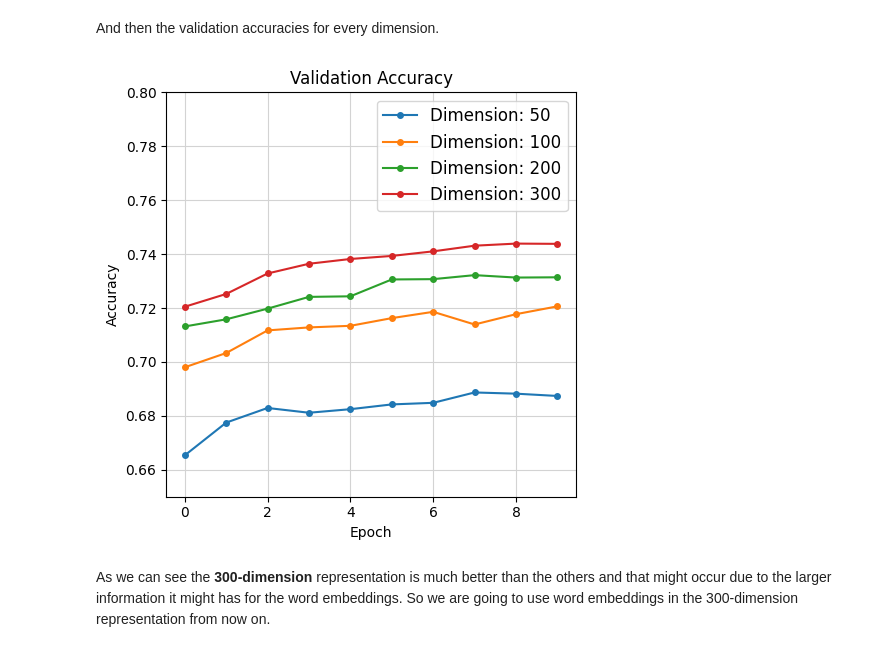
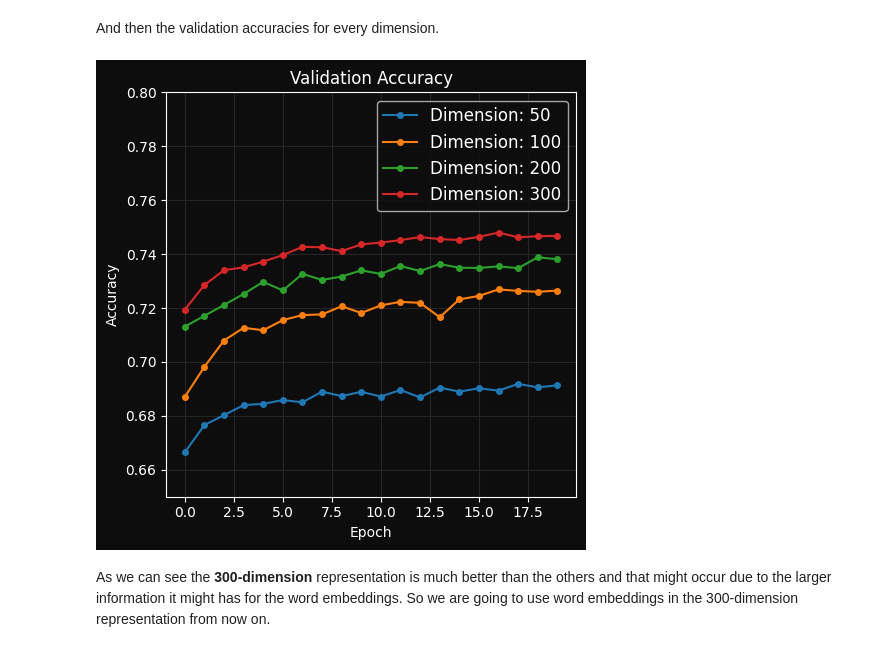
Before and after one commit to AntonisZks/Deep-Learning-for-Natural-Language-Processing, a Jupyter notebook: Notebooks/feed_forward_neural_network.ipynb, the cells around one changed output. Cells and saved outputs as stored; diff of their text form; code cells hidden in the pictures.

```diff
--- a/Notebooks/feed_forward_neural_network.ipynb
+++ b/Notebooks/feed_forward_neural_network.ipynb
@@ -609,8 +696,11 @@ def tweet_to_vector(tokens, embeddings, embeddings_dim, ngram_range=(1, 1)):
     # Return the average vector of all n-grams
     return np.mean(ngram_vectors, axis=0)
 # %%
+import torch
+from torch.utils.data import Dataset
+
 class TextDataset(Dataset):
-    ''' Supporting structure (collection) that keeps tweet samples to be used in training and testing '''
+    ''' Supporting structure (collection) that keeps tweet samples to be used in training and validating '''
 
     def __init__(self, texts, labels, embeddings, embeddings_dim, ngram_range=(1, 1)):
         self.texts = texts
@@ -709,7 +820,7 @@ The last step id to define some hyperparameters that will be used in the trainin
 4. optimizer = Adam
 # %%
 # Define the input and output dimensions of the network
-input_dim = embeddings_dim * (ngram_range[1] - ngram_range[0] + 1)
+input_dim = embeddings_dim
 output_dim = len(set(train_df['Label']))  # Number of unique labels
 
 # First define a model using the base architecture
@@ -1115,7 +1226,7 @@ Next we train our model. We are going to define our optimizer with **weight_deca
 model = SentimentClassifier_V4(input_dim, output_dim).to(device)
 
 # Redefine the hyperparameters
-epochs = 10
+epochs = 20
 learning_rate = 0.001
 criterion = nn.CrossEntropyLoss()
 optimizer = torch.optim.Adam(model.parameters(), lr=learning_rate, weight_decay=1e-5) # Add regularization
@@ -1188,7 +1300,7 @@ for dim in dimensions:
     model = SentimentClassifier_V4(input_dim, output_dim).to(device)
 
     # Redefine the hyperparameters of the training process
-    epochs = 10
+    epochs = 20
     learning_rate = 0.001
     criterion = nn.CrossEntropyLoss()
     optimizer = torch.optim.Adam(model.parameters(), lr=learning_rate)
@@ -1248,23 +1360,24 @@ And then the validation accuracies for every dimension.
 # %%
 fig, ax = plt.subplots(1, 1, figsize=(5, 5))
 fig.patch.set_facecolor(patch_background_color)
+ax.set_facecolor(patch_background_color)
 
 for i, dim in enumerate(dimensions):
     ax.plot(dimensions_results[dim][2], '-o', markersize=4, label=f"Dimension: {dim}")
     ax.set_title("Validation Accuracy", color=text_color)
     ax.set_xlabel("Epoch", color=text_color)
     ax.set_ylabel("Accuracy", color=text_color)
     ax.tick_params(axis='both', colors=text_color)
     for spine in ax.spines.values():
         spine.set_edgecolor(text_color)
     ax.grid(color=plot_grid_color)
     ax.legend(loc='best', fontsize=12, labelcolor=text_color).get_frame().set_facecolor(patch_background_color)
     ax.set_ylim(0.65, 0.8)
 
 plt.tight_layout()
 plt.show()
 # %% [output]
-[figure, old version]
+[figure, new version]
 # %% [markdown]
 As we can see the **300-dimension** representation is much better than the others and that might occur due to the larger information it might has for the word embeddings. So we are going to use word embeddings in the 300-dimension representation from now on.
 # %% [markdown]
```
Also changed, not shown: parts of 50 cells of this notebook, 20 other files.
